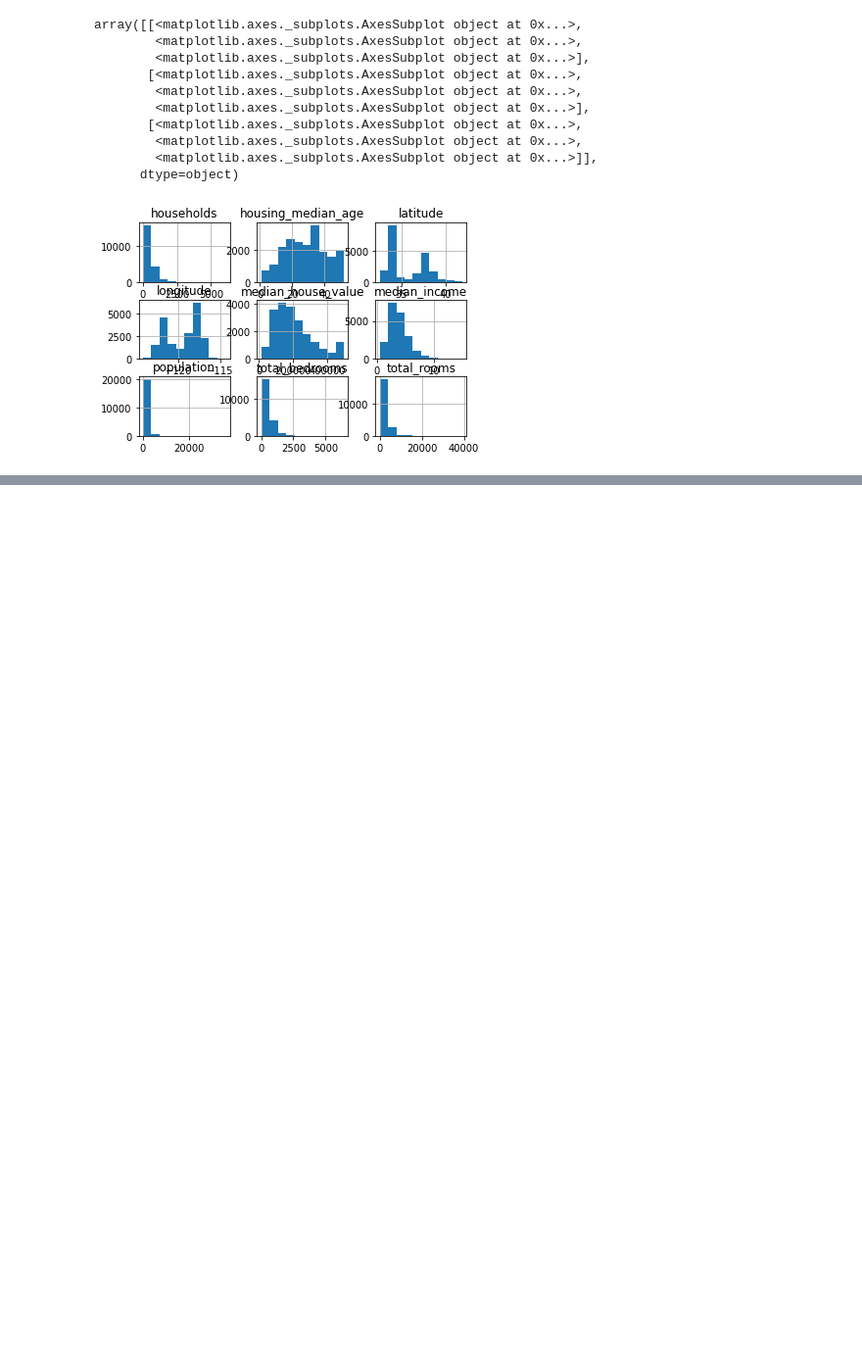
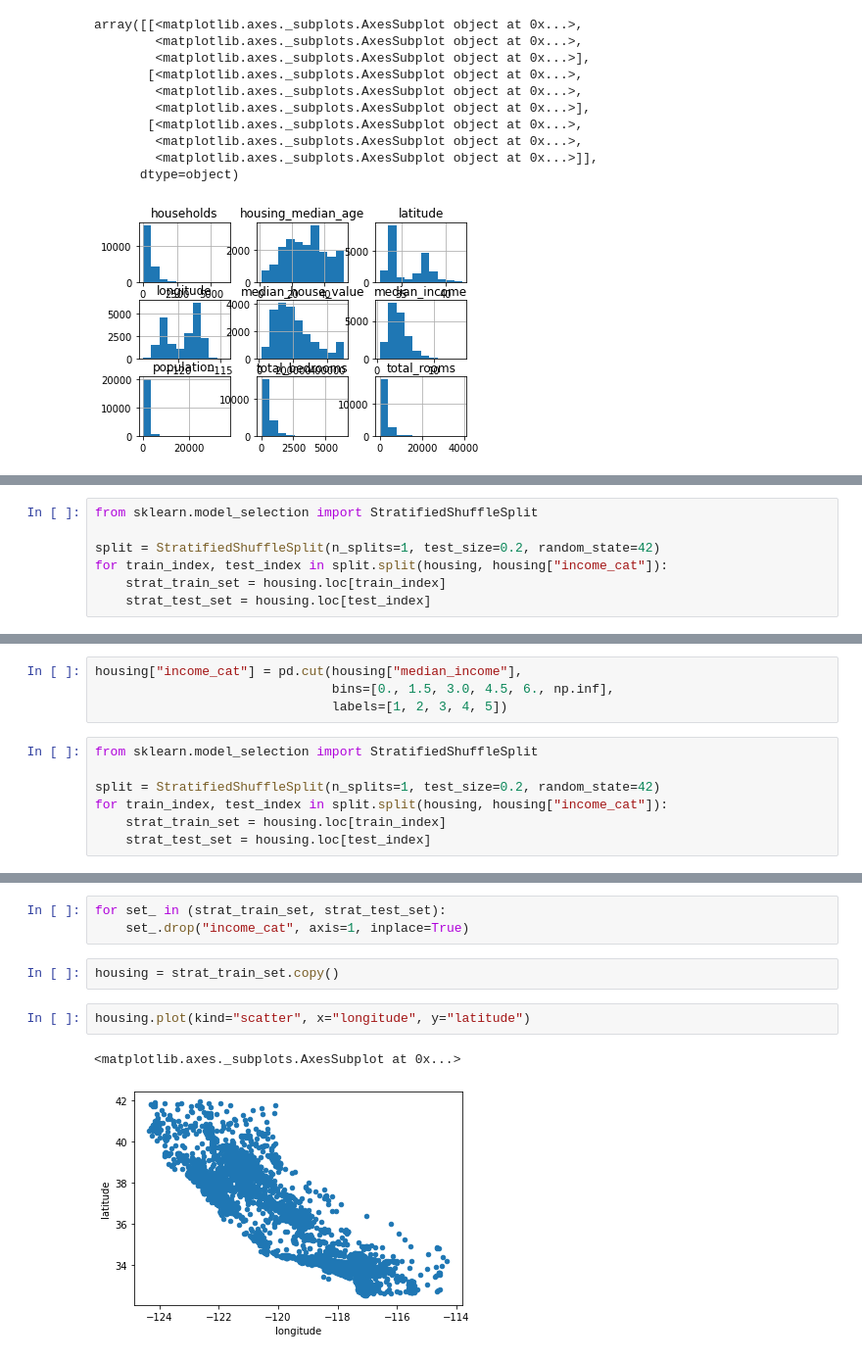
Before and after one commit to hniz/TheLearningRepo, a Jupyter notebook: machine-learning/HandsOnML/endtoendproj/Untitled.ipynb, the cells around one changed output, grey strips where cells are left out. Shown: that part at 98% size. Cells and saved outputs as stored; diff of their text form; blank space fills up the shorter version.

```diff
--- a/machine-learning/HandsOnML/endtoendproj/Untitled.ipynb
+++ b/machine-learning/HandsOnML/endtoendproj/Untitled.ipynb
@@ -104,0 +148,7 @@ array([[<matplotlib.axes._subplots.AxesSubplot object at 0x...>,
+# %%
+from sklearn.model_selection import StratifiedShuffleSplit
+
+split = StratifiedShuffleSplit(n_splits=1, test_size=0.2, random_state=42)
+for train_index, test_index in split.split(housing, housing["income_cat"]):
+    strat_train_set = housing.loc[train_index]
+    strat_test_set = housing.loc[test_index]
@@ -104,0 +161,11 @@ array([[<matplotlib.axes._subplots.AxesSubplot object at 0x...>,
+# %%
+housing["income_cat"] = pd.cut(housing["median_income"],
+                               bins=[0., 1.5, 3.0, 4.5, 6., np.inf],
+                               labels=[1, 2, 3, 4, 5])
+# %%
+from sklearn.model_selection import StratifiedShuffleSplit
+
+split = StratifiedShuffleSplit(n_splits=1, test_size=0.2, random_state=42)
+for train_index, test_index in split.split(housing, housing["income_cat"]):
+    strat_train_set = housing.loc[train_index]
+    strat_test_set = housing.loc[test_index]
@@ -104,0 +181,10 @@ array([[<matplotlib.axes._subplots.AxesSubplot object at 0x...>,
+# %%
+for set_ in (strat_train_set, strat_test_set):
+    set_.drop("income_cat", axis=1, inplace=True)
+# %%
+housing = strat_train_set.copy()
+# %%
+housing.plot(kind="scatter", x="longitude", y="latitude")
+# %% [output]
+<matplotlib.axes._subplots.AxesSubplot at 0x...>
+[figure, added]
```
Also changed, not shown: parts of 25 cells of this notebook.
